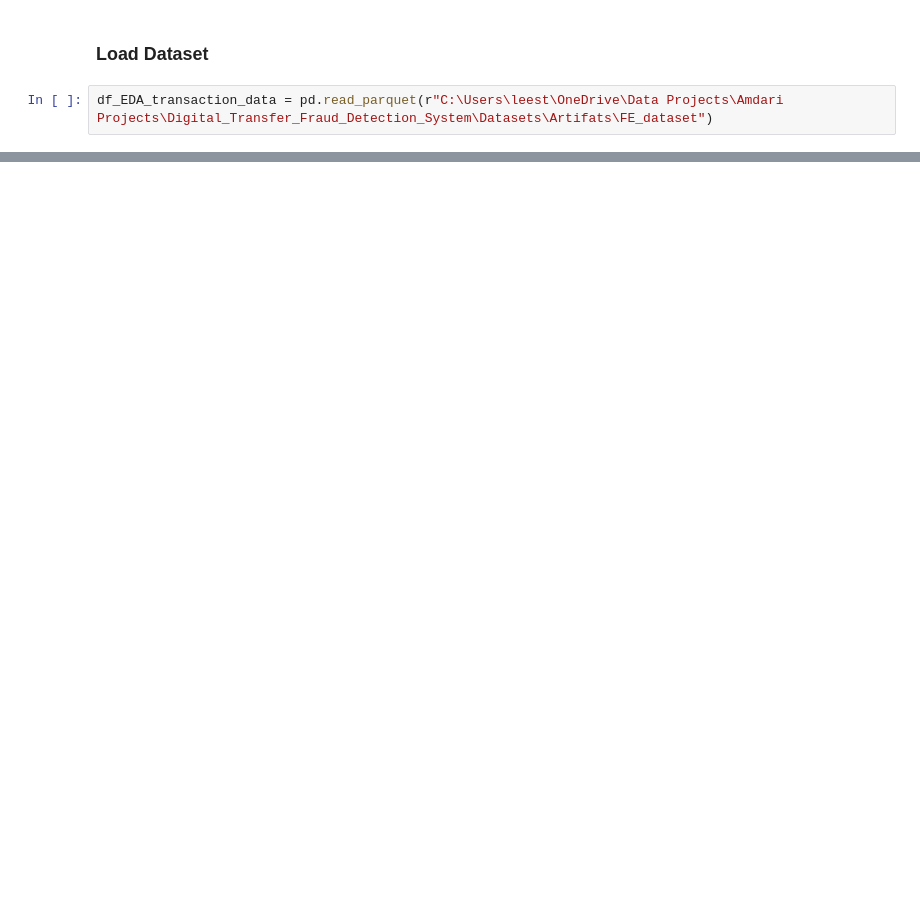
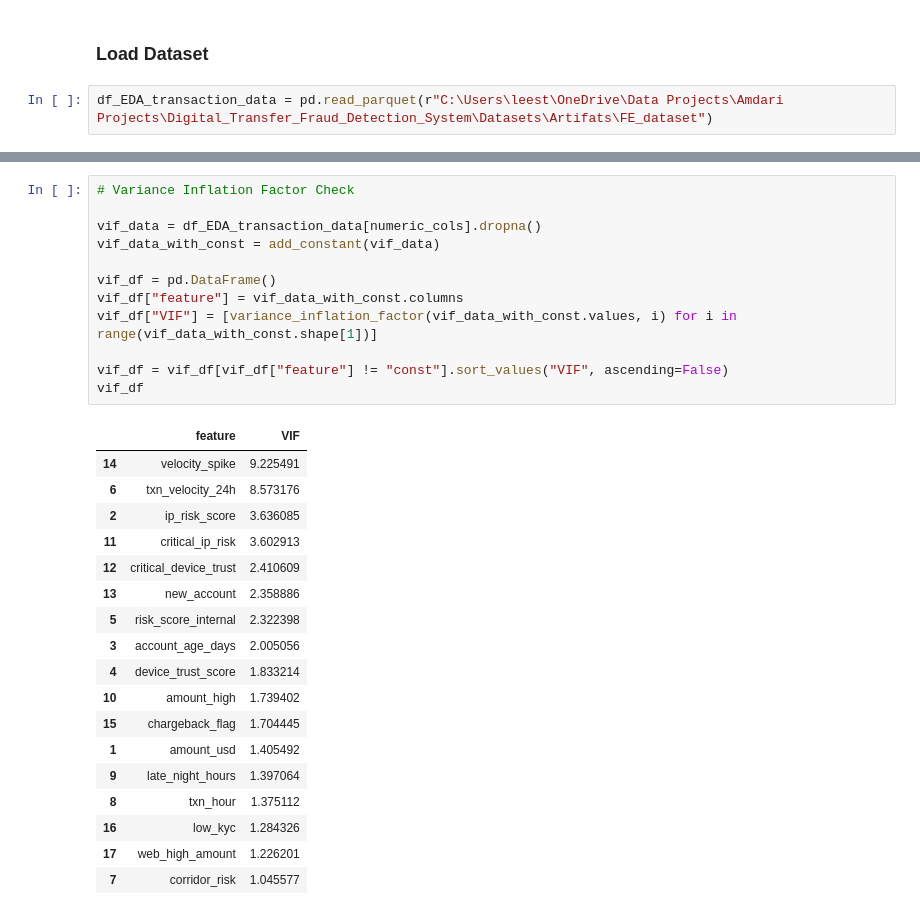
Before and after one commit to LeesiElekwa/Digital_Transfer_Fraud_Detection_System, a Jupyter notebook: Notebooks/FeatureEngineering.ipynb, the cells around one changed output, grey strips where cells are left out. Saved outputs shown, nothing was run; the diff lists cells and outputs as text; blank space fills up the shorter version.

```diff
--- a/Notebooks/FeatureEngineering.ipynb
+++ b/Notebooks/FeatureEngineering.ipynb
@@ -25,0 +175,31 @@ df_EDA_transaction_data = pd.read_parquet(r"C:\Users\leest\OneDrive\Data Project
+# %%
+# Variance Inflation Factor Check
+
+vif_data = df_EDA_transaction_data[numeric_cols].dropna()
+vif_data_with_const = add_constant(vif_data)
+
+vif_df = pd.DataFrame()
+vif_df["feature"] = vif_data_with_const.columns
+vif_df["VIF"] = [variance_inflation_factor(vif_data_with_const.values, i) for i in range(vif_data_with_const.shape[1])]
+
+vif_df = vif_df[vif_df["feature"] != "const"].sort_values("VIF", ascending=False)
+vif_df
+# %% [output]
+|  | feature | VIF |
+| 14 | velocity_spike | 9.225491 |
+| 6 | txn_velocity_24h | 8.573176 |
+| 2 | ip_risk_score | 3.636085 |
+| 11 | critical_ip_risk | 3.602913 |
+| 12 | critical_device_trust | 2.410609 |
+| 13 | new_account | 2.358886 |
+| 5 | risk_score_internal | 2.322398 |
+| 3 | account_age_days | 2.005056 |
+| 4 | device_trust_score | 1.833214 |
+| 10 | amount_high | 1.739402 |
+| 15 | chargeback_flag | 1.704445 |
+| 1 | amount_usd | 1.405492 |
+| 9 | late_night_hours | 1.397064 |
+| 8 | txn_hour | 1.375112 |
+| 16 | low_kyc | 1.284326 |
+| 17 | web_high_amount | 1.226201 |
+| 7 | corridor_risk | 1.045577 |
```
Also changed, not shown: parts of 22 cells of this notebook.
